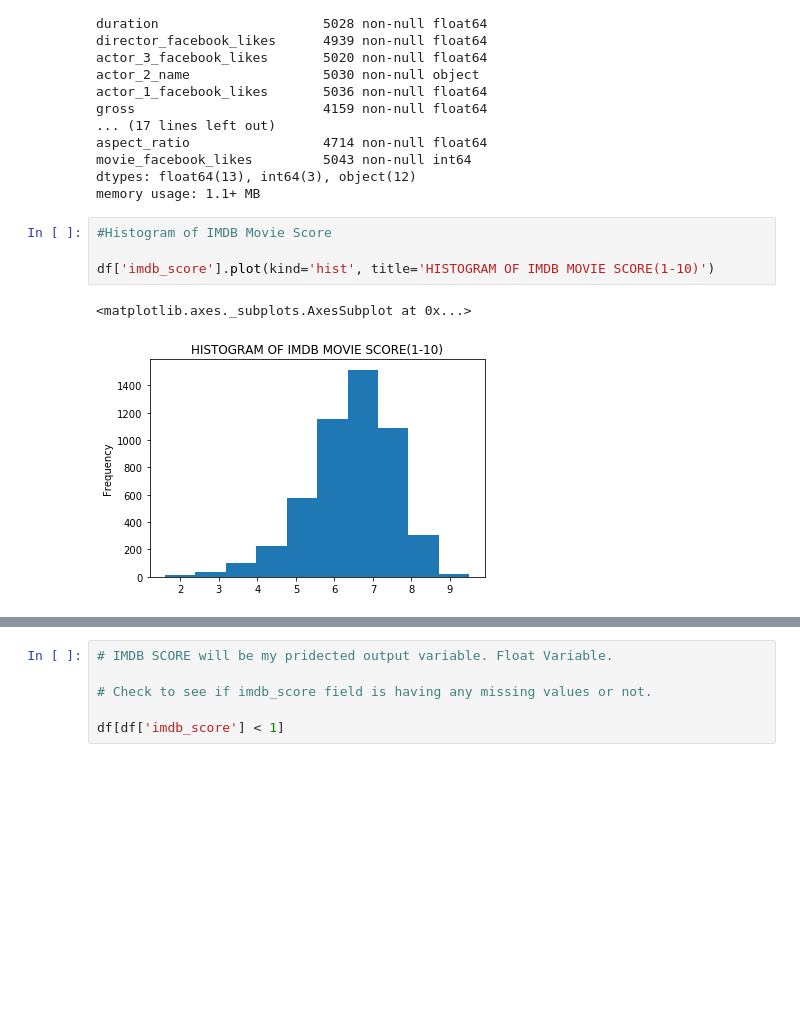
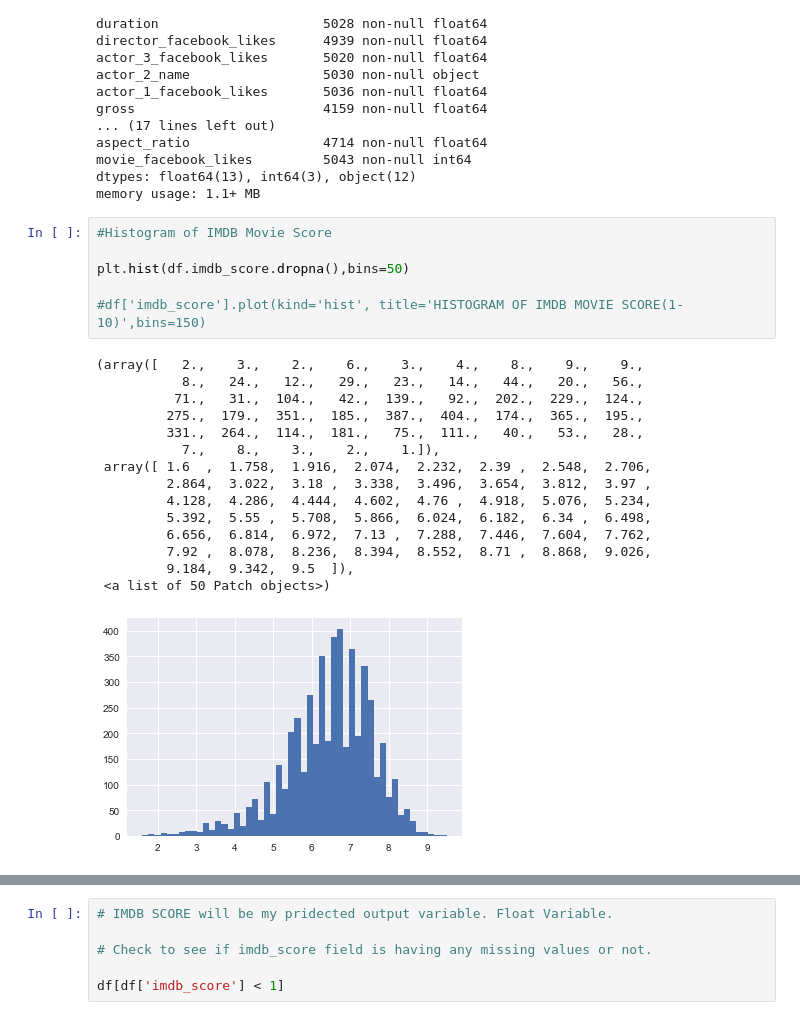
Before and after one commit to chatkausik/First-Capstone-Project, a Jupyter notebook: Capstone_1_movierecmnd_iter_1.ipynb, the cells around one changed output, grey strips where cells are left out. Cells and saved outputs as stored; diff of their text form; blank space fills up the shorter version.

```diff
--- a/Capstone_1_movierecmnd_iter_1.ipynb
+++ b/Capstone_1_movierecmnd_iter_1.ipynb
@@ -108,7 +109,22 @@ memory usage: 1.1+ MB
 # %%
 #Histogram of IMDB Movie Score
 
-df['imdb_score'].plot(kind='hist', title='HISTOGRAM OF IMDB MOVIE SCORE(1-10)')
+plt.hist(df.imdb_score.dropna(),bins=50)
+
+#df['imdb_score'].plot(kind='hist', title='HISTOGRAM OF IMDB MOVIE SCORE(1-10)',bins=150)
 # %% [output]
-<matplotlib.axes._subplots.AxesSubplot at 0x...>
+(array([   2.,    3.,    2.,    6.,    3.,    4.,    8.,    9.,    9.,
+           8.,   24.,   12.,   29.,   23.,   14.,   44.,   20.,   56.,
+          71.,   31.,  104.,   42.,  139.,   92.,  202.,  229.,  124.,
+         275.,  179.,  351.,  185.,  387.,  404.,  174.,  365.,  195.,
+         331.,  264.,  114.,  181.,   75.,  111.,   40.,   53.,   28.,
+           7.,    8.,    3.,    2.,    1.]),
+ array([ 1.6  ,  1.758,  1.916,  2.074,  2.232,  2.39 ,  2.548,  2.706,
+         2.864,  3.022,  3.18 ,  3.338,  3.496,  3.654,  3.812,  3.97 ,
+         4.128,  4.286,  4.444,  4.602,  4.76 ,  4.918,  5.076,  5.234,
+         5.392,  5.55 ,  5.708,  5.866,  6.024,  6.182,  6.34 ,  6.498,
+         6.656,  6.814,  6.972,  7.13 ,  7.288,  7.446,  7.604,  7.762,
+         7.92 ,  8.078,  8.236,  8.394,  8.552,  8.71 ,  8.868,  9.026,
+         9.184,  9.342,  9.5  ]),
+ <a list of 50 Patch objects>)
-[figure, old version]
+[figure, new version]
```
Also changed, not shown: parts of 41 cells of this notebook.
